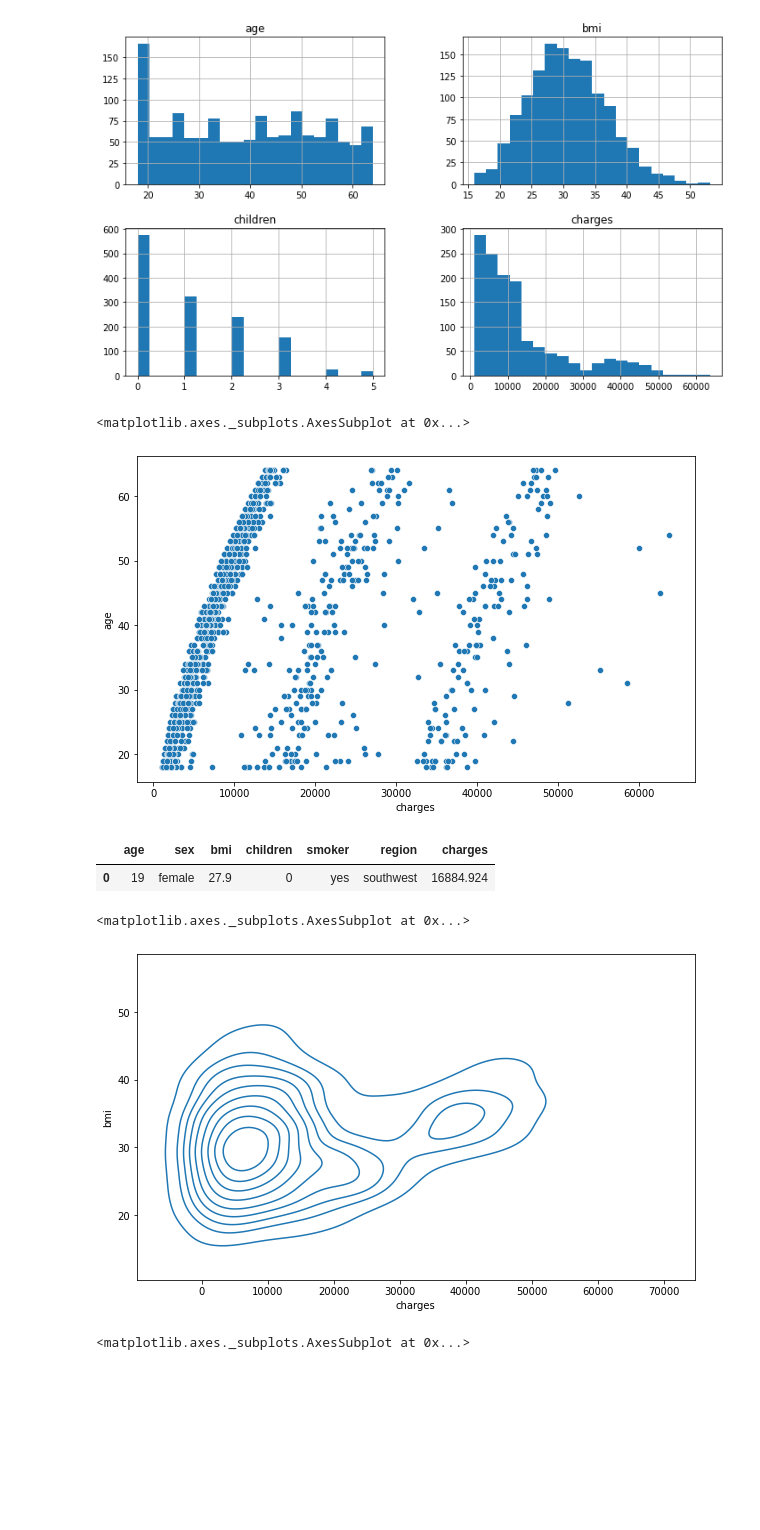
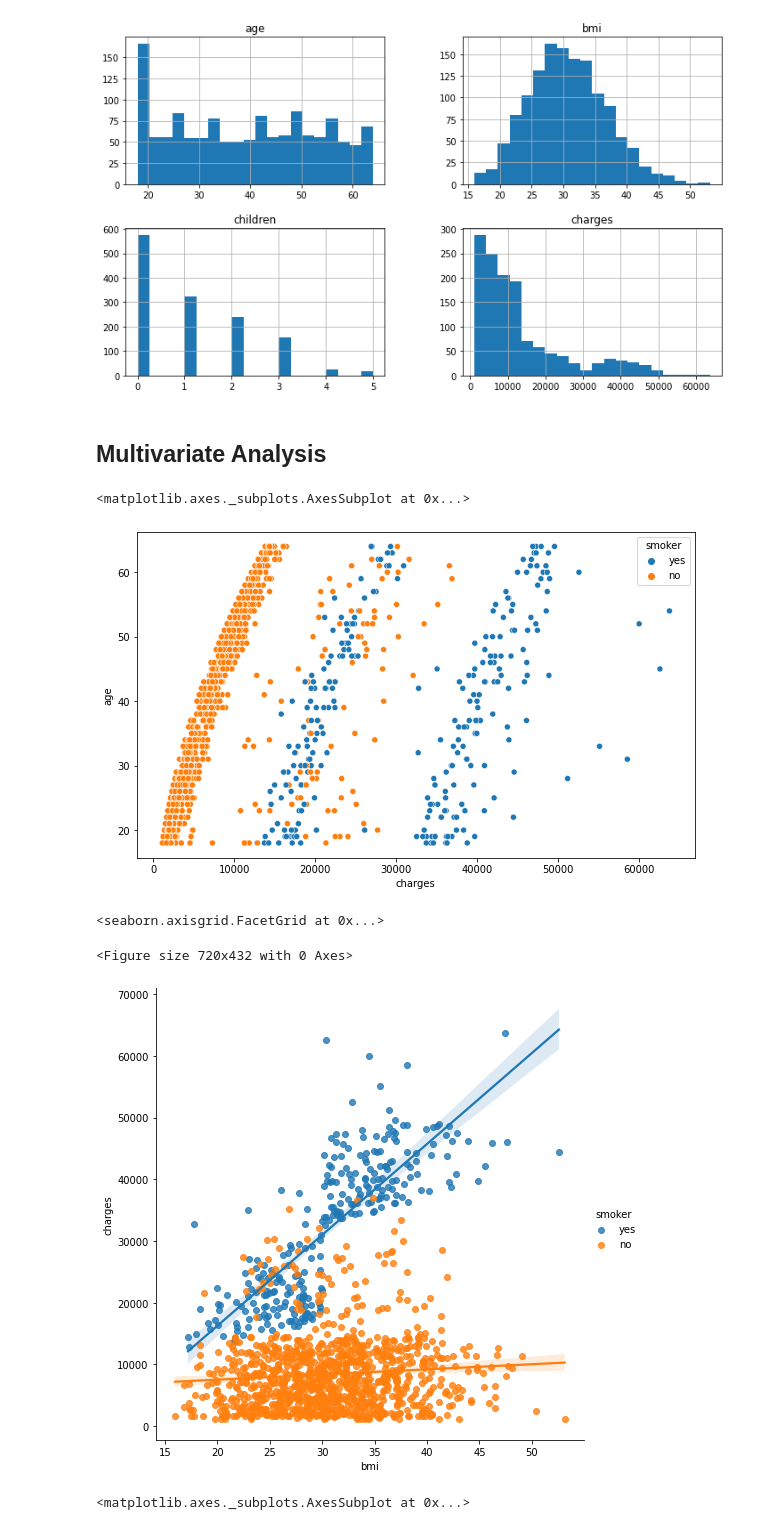
Before and after one commit to ghanalk1/Medical-Insurance-Cost, a Jupyter notebook: Medical_Insurance_Cost_Prediction.ipynb, the cells around one changed output. Saved outputs shown, nothing was run; the diff lists cells and outputs as text; code cells hidden in the pictures; blank space fills up the shorter version.

```diff
--- a/Medical_Insurance_Cost_Prediction.ipynb
+++ b/Medical_Insurance_Cost_Prediction.ipynb
@@ -81,25 +83,23 @@ array([[<matplotlib.axes._subplots.AxesSubplot object at 0x...>,
         <matplotlib.axes._subplots.AxesSubplot object at 0x...>]],
       dtype=object)
 [figure]
+# %% [markdown]
+## **Multivariate Analysis**
 # %%
 # variation in charges with age
 plt.figure(figsize=[10,6])
-sns.scatterplot(data=df, x='charges', y='age')
+sns.scatterplot(data=df, x='charges', y='age', hue='smoker')
 # %% [output]
 <matplotlib.axes._subplots.AxesSubplot at 0x...>
-[figure, old version]
+[figure, new version]
-# %%
-df.head(1)
-# %% [output]
-|  | age | sex | bmi | children | smoker | region | charges |
-| 0 | 19 | female | 27.9 | 0 | yes | southwest | 16884.924 |
 # %%
 # variation in charges with bmi
 plt.figure(figsize=[10,6])
-sns.kdeplot(data=df, x='charges', y='bmi')
+sns.lmplot(data=df, y='charges', x='bmi', hue='smoker', height=7)
 # %% [output]
-<matplotlib.axes._subplots.AxesSubplot at 0x...>
+<seaborn.axisgrid.FacetGrid at 0x...>
+<Figure size 720x432 with 0 Axes>
-[figure, old version]
+[figure, new version]
 # %%
 # variation in charges due to sex
 plt.figure(figsize=[10,8])
```
Also changed, not shown: parts of 15 cells of this notebook.
